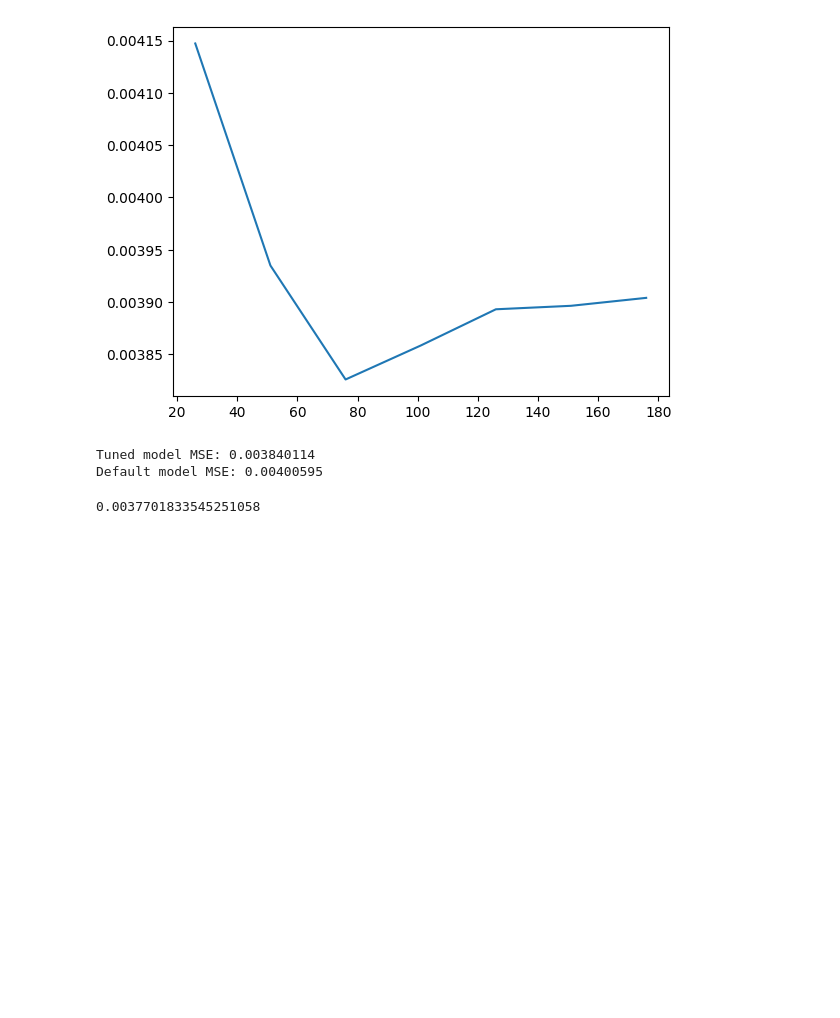
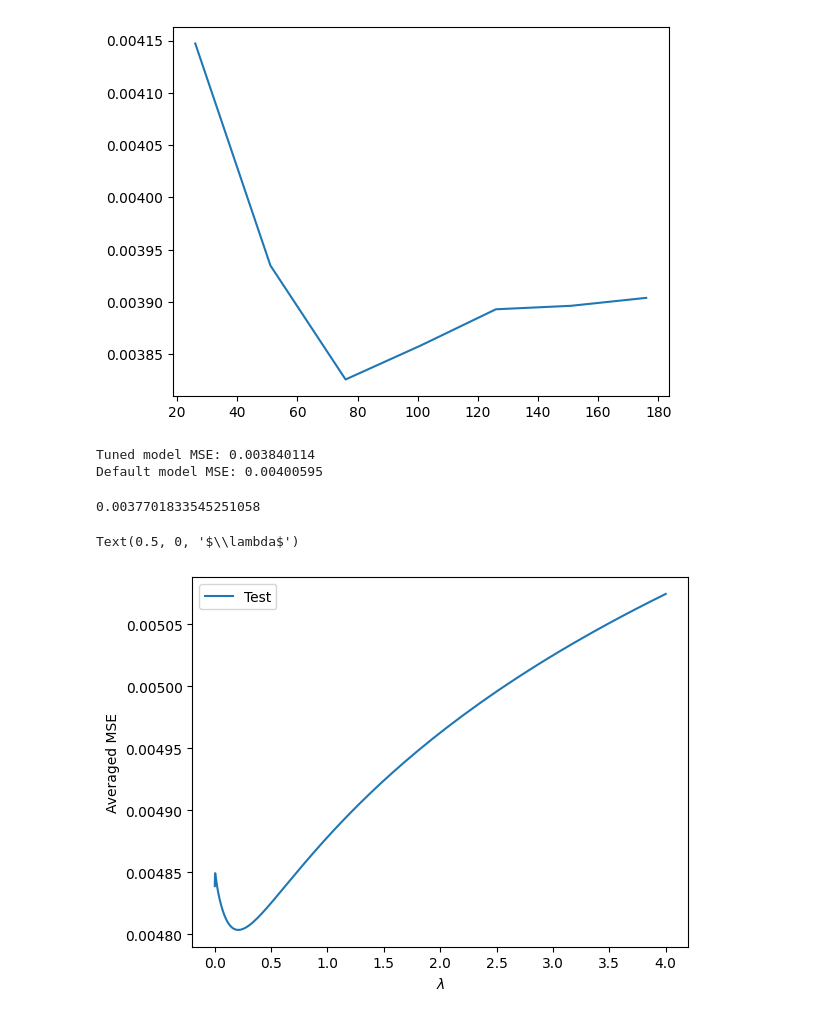
Before and after one commit to jojoroy/Learning, a Jupyter notebook: Regression_task.ipynb, the cells around one changed output. Drawn from its saved outputs; the diff is of its cells as text; code cells hidden in the pictures; blank space fills up the shorter version.

```diff
--- a/Regression_task.ipynb
+++ b/Regression_task.ipynb
@@ -142,3 +142,43 @@ rfr_mse
 Tuned model MSE: 0.003840114
 Default model MSE: 0.00400595
 0.0037701833545251058
+# %%
+## Linear regression with penalty ridge
+## cross validation on training set to find lambda
+
+def get_ridge_LOOCV(
+    X: np.ndarray, y: np.ndarray, lmbda: float
+) -> np.ndarray:
+
+    CV = np.zeros((X.shape[0], 1))
+
+    for i in range(X.shape[0]):
+        X_train, X_test, y_train, y_test = (
+            np.delete(X, i, axis=0),
+            X[i,:],
+            np.delete(y, i, axis=0),
+            y[i],
+        )
+        # solve for coefs such that X^T @ X @ coefs + lmbda diag(X.shape[1]) = X.T @ y
+        coefs = np.linalg.solve(
+            X_train.T @ X_train + lmbda * np.eye(X_train.shape[1]), X_train.T @ y_train
+        )
+        pred_y = X_test @ coefs
+        mse_test = np.mean((pred_y - y_test) ** 2)
+        CV[i] = mse_test
+    cv_mean = np.mean(CV)
+    cv_sd = np.std(CV)
+
+    return cv_mean, cv_sd
+
+## use on whole training set check mse on test set
+# %%
+lmbdas = 2 ** np.linspace(-10, 2, 251)
+ridge_mses = [get_ridge_LOOCV(X_train, y_train, lmbda)[0] for lmbda in lmbdas]
+plt.plot(lmbdas, ridge_mses, label="Test")
+plt.legend()
+plt.ylabel("Averaged MSE")
+plt.xlabel("$\lambda$")
+# %% [output]
+Text(0.5, 0, '$\\lambda$')
+[figure, added]
```
Also changed, not shown: parts of 11 cells of this notebook.
